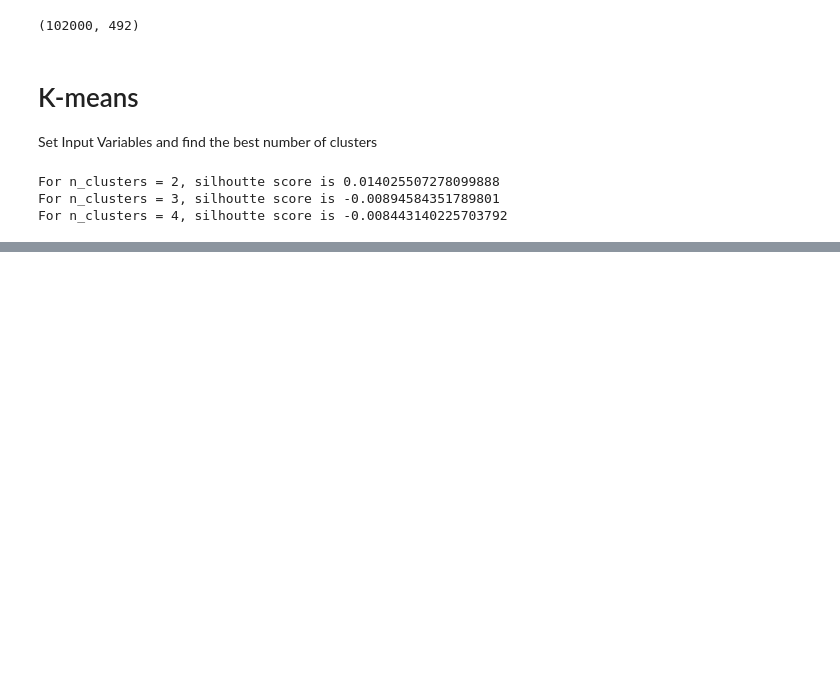
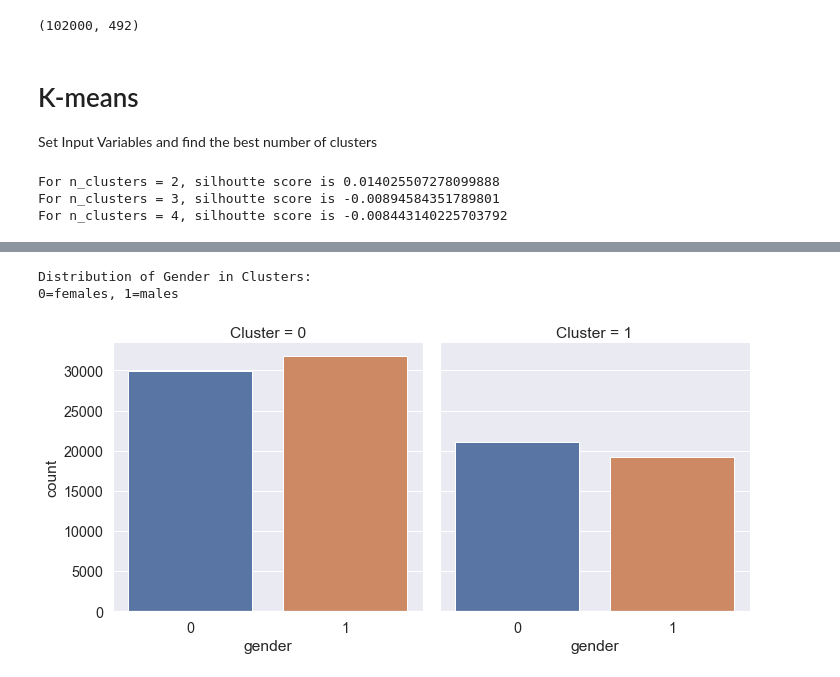
Before and after one commit to fazel74/Thinkful, a Jupyter notebook: 44.3.Final_Capstone.ipynb, the cells around one changed output, grey strips where cells are left out. Saved outputs shown, nothing was run; the diff lists cells and outputs as text; code cells hidden in the pictures; blank space fills up the shorter version.

```diff
--- a/44.3.Final_Capstone.ipynb
+++ b/44.3.Final_Capstone.ipynb
@@ -1639,0 +1798,10 @@ For n_clusters = 4, silhoutte score is -0.008443140225703792
+# %%
+# Take a look at gender
+print('Distribution of Gender in Clusters:')
+print('0=females, 1=males')
+sns.factorplot(x='gender', col='Cluster', kind="count", data=clustered_x, size=5)
+plt.show()
+# %% [output]
+Distribution of Gender in Clusters:
+0=females, 1=males
+[figure, added]
```
Also changed, not shown: parts of 69 cells of this notebook.
